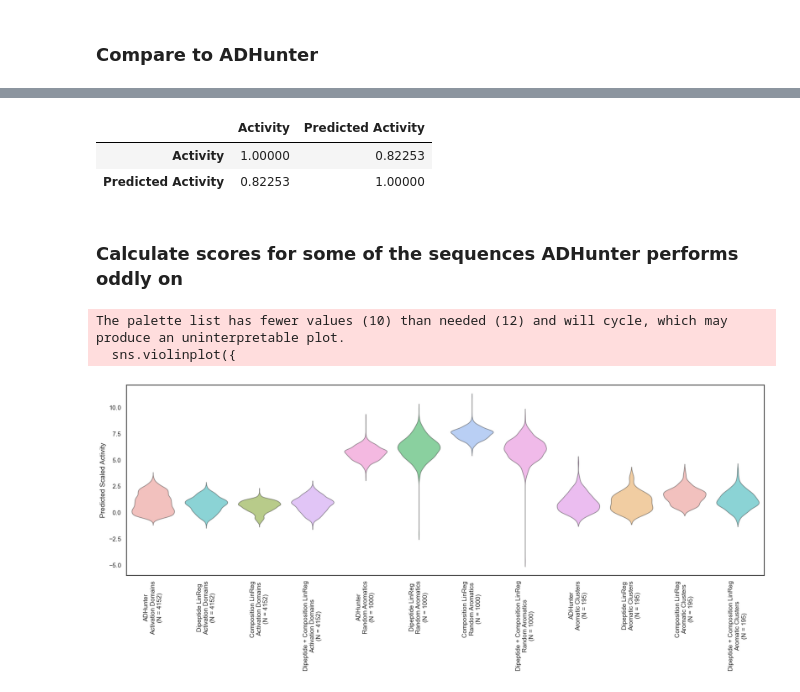
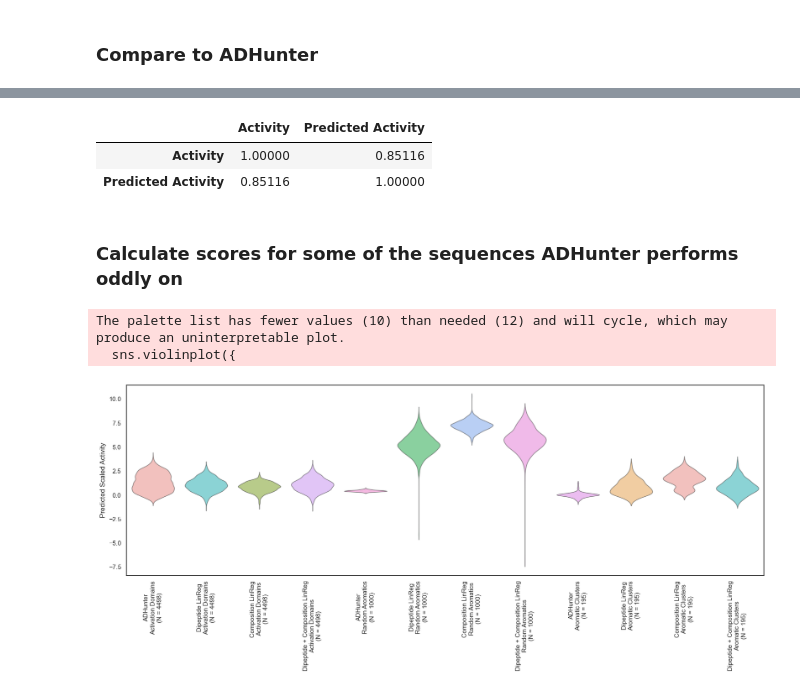
Before and after one commit to staller-lab/ADHunter-DeepLift, a Jupyter notebook: notebooks/250311_regressions.ipynb, the cells around one changed output, grey strips where cells are left out. Drawn from its saved outputs; the diff is of its cells as text; code cells hidden in the pictures.

```diff
--- a/notebooks/250311_regressions.ipynb
+++ b/notebooks/250311_regressions.ipynb
@@ -25,17 +25,19 @@ import logomaker
 import os
 os.chdir("../adhunter")
 # %%
-fn = "data/OrthologTilingDFwActivities_20220131.csv"
+# fn = "data/OrthologTilingDFwActivities_20220131.csv"
+fn = "../data/OrthologTilingDFwActivities_20240930_train_test_val.csv"
+
 # df = pd.read_csv(fn, index_col=0)
 # df = df.loc[df.Activity != 0.0]
 # # average over duplicates
 # df = df.groupby("Seq").mean().reset_index()
 
 df = pd.read_csv(fn)
-df = df.loc[df.Activity != 0.0]
-df = df.iloc[:, 1:]
-df = df.loc[df.loc[:, ['Seq', 'Activity']].drop_duplicates().index]
-df = df.sort_values(by=["SpeciesNames", "NativeLocation"]).reset_index(drop=True)
+# df = df.loc[df.Activity != 0.0]
+# df = df.iloc[:, 1:]
+# df = df.loc[df.loc[:, ['Seq', 'Activity']].drop_duplicates().index]
+# df = df.sort_values(by=["SpeciesNames", "NativeLocation"]).reset_index(drop=True)
 
 seqs = df.Seq.to_numpy()
 activity = df.Activity.to_numpy()
@@ -212,9 +214,9 @@ df
 # %%
-df[["Activity", "Predicted Activity"]].corr(method="pearson")
+df[["Activity", "Predicted Activity"]].corr(method="spearman")
 # %% [output]
 |  | Activity | Predicted Activity |
-| Activity | 1.00000 | 0.82253 |
-| Predicted Activity | 0.82253 | 1.00000 |
+| Activity | 1.00000 | 0.85116 |
+| Predicted Activity | 0.85116 | 1.00000 |
 # %% [markdown]
 ### Calculate scores for some of the sequences ADHunter performs oddly on
 # %%
@@ -300,4 +302,4 @@ plt.show()
 # %% [output]
 The palette list has fewer values (10) than needed (12) and will cycle, which may produce an uninterpretable plot.
   sns.violinplot({
-[figure, old version]
+[figure, new version]
```
Also changed, not shown: parts of 8 cells of this notebook, 2 other files.
